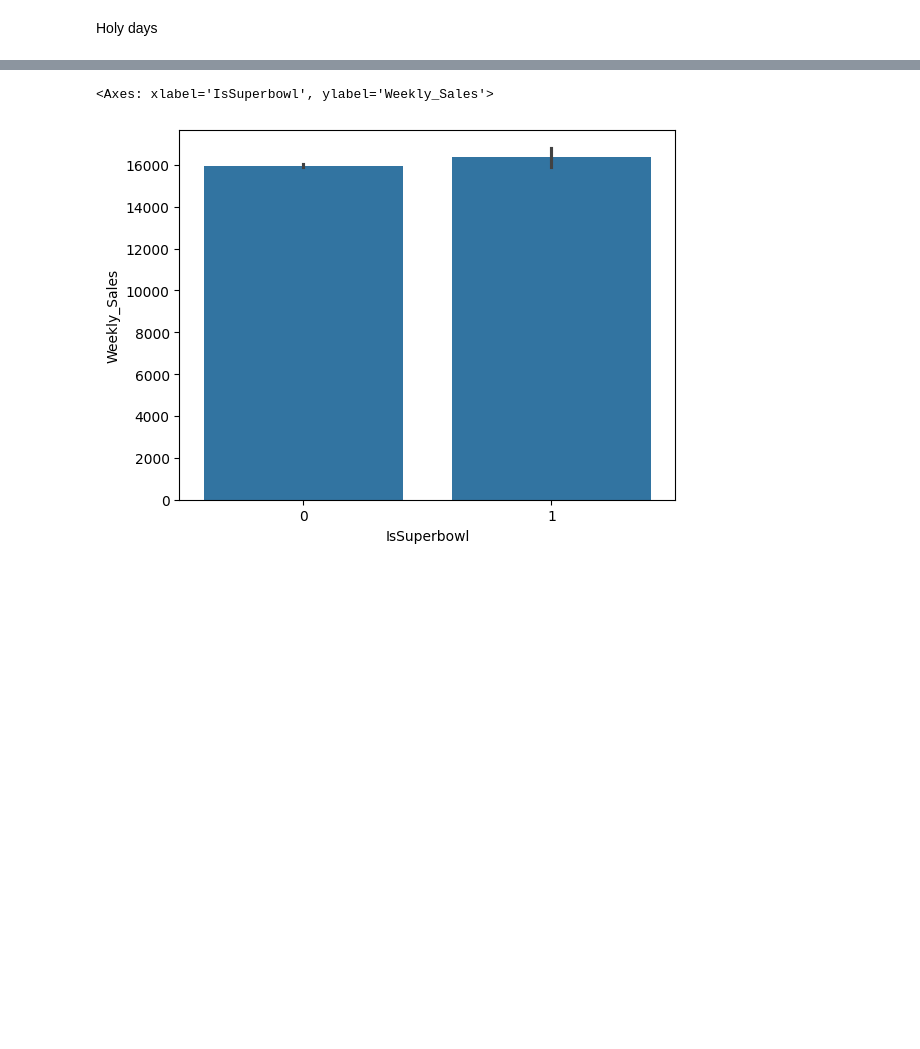
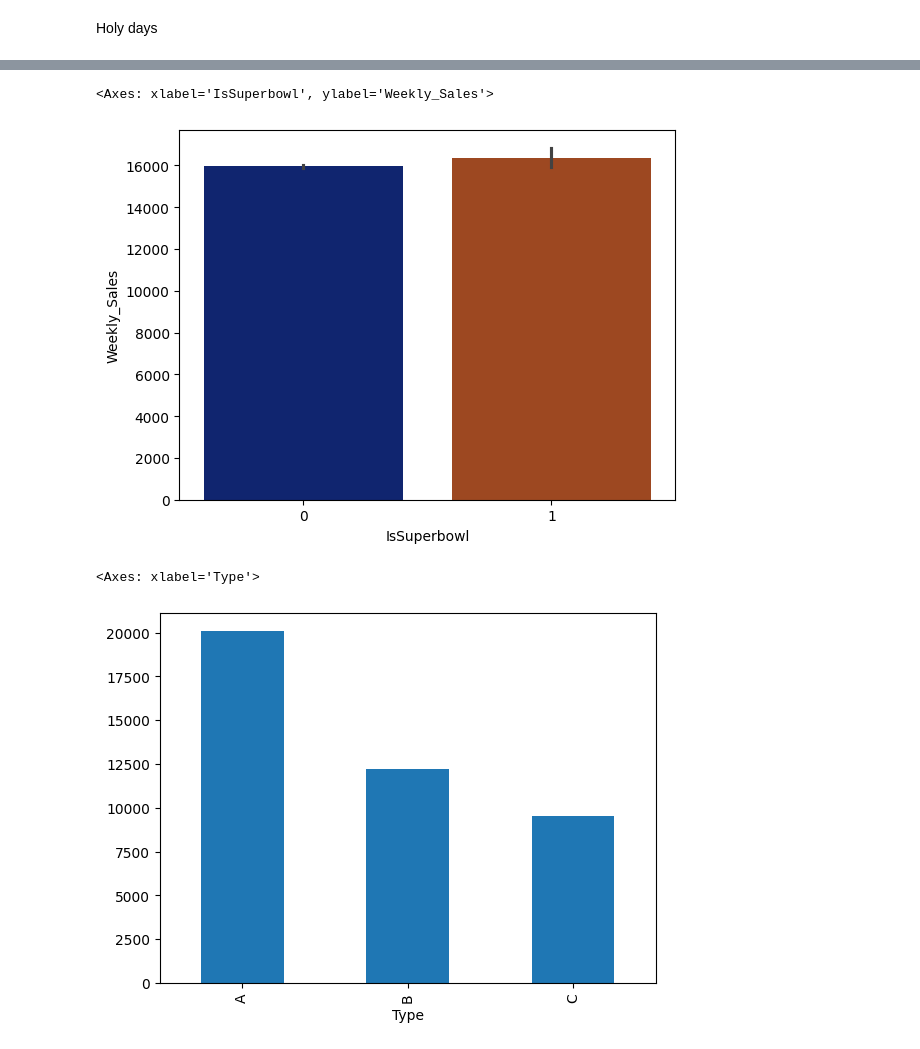
Before and after one commit to SauloCJ/Data_Science, a Jupyter notebook: Walmart Store Sales/walmart_store_sales.ipynb, the cells around one changed output, grey strips where cells are left out. Saved outputs shown, nothing was run; the diff lists cells and outputs as text; code cells hidden in the pictures; blank space fills up the shorter version.

```diff
--- a/Walmart Store Sales/walmart_store_sales.ipynb
+++ b/Walmart Store Sales/walmart_store_sales.ipynb
@@ -275,5 +294,10 @@ sns.barplot(x='IsLaborDay', y='Weekly_Sales', data=train )
 # %%
-sns.barplot(x='IsSuperbowl', y='Weekly_Sales', data=train )
+sns.barplot(x='IsSuperbowl', y='Weekly_Sales', data=df, palette='dark' )
 # %% [output]
 <Axes: xlabel='IsSuperbowl', ylabel='Weekly_Sales'>
-[figure, old version]
+[figure, new version]
+# %%
+df.groupby('Type')['Weekly_Sales'].mean().plot(kind='bar')
+# %% [output]
+<Axes: xlabel='Type'>
+[figure, added]
```
Also changed, not shown: parts of 9 cells of this notebook.
